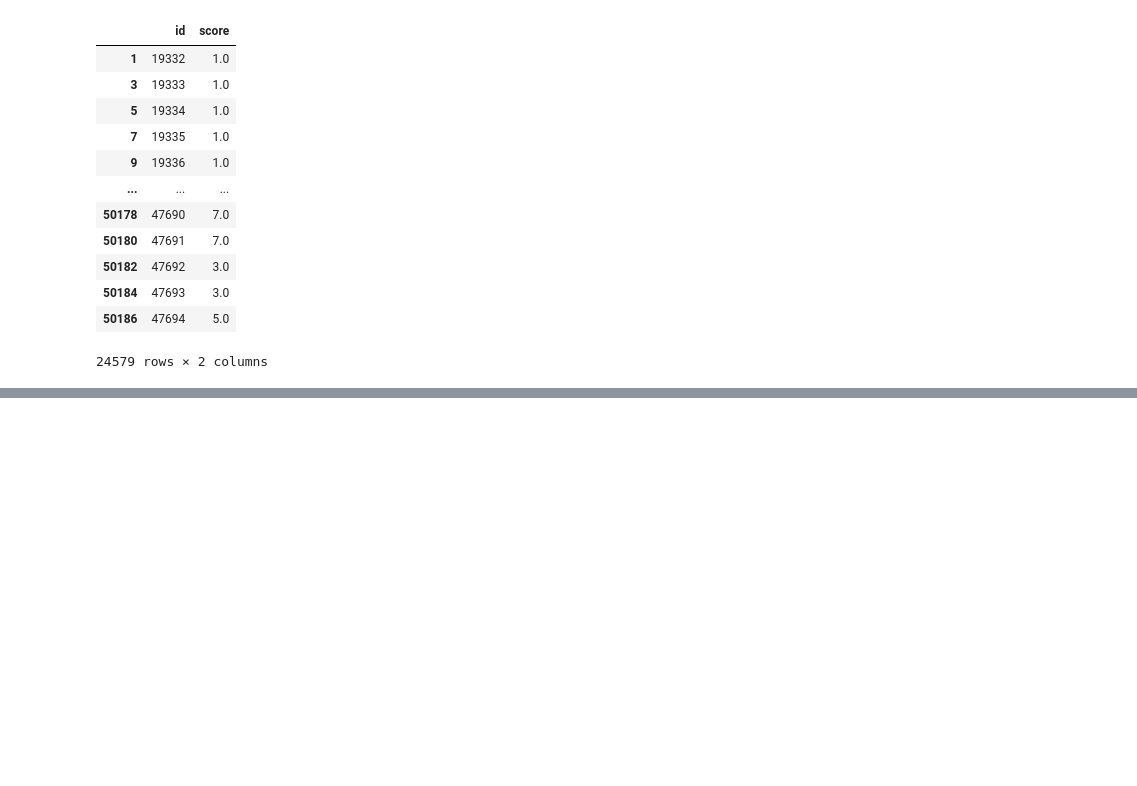
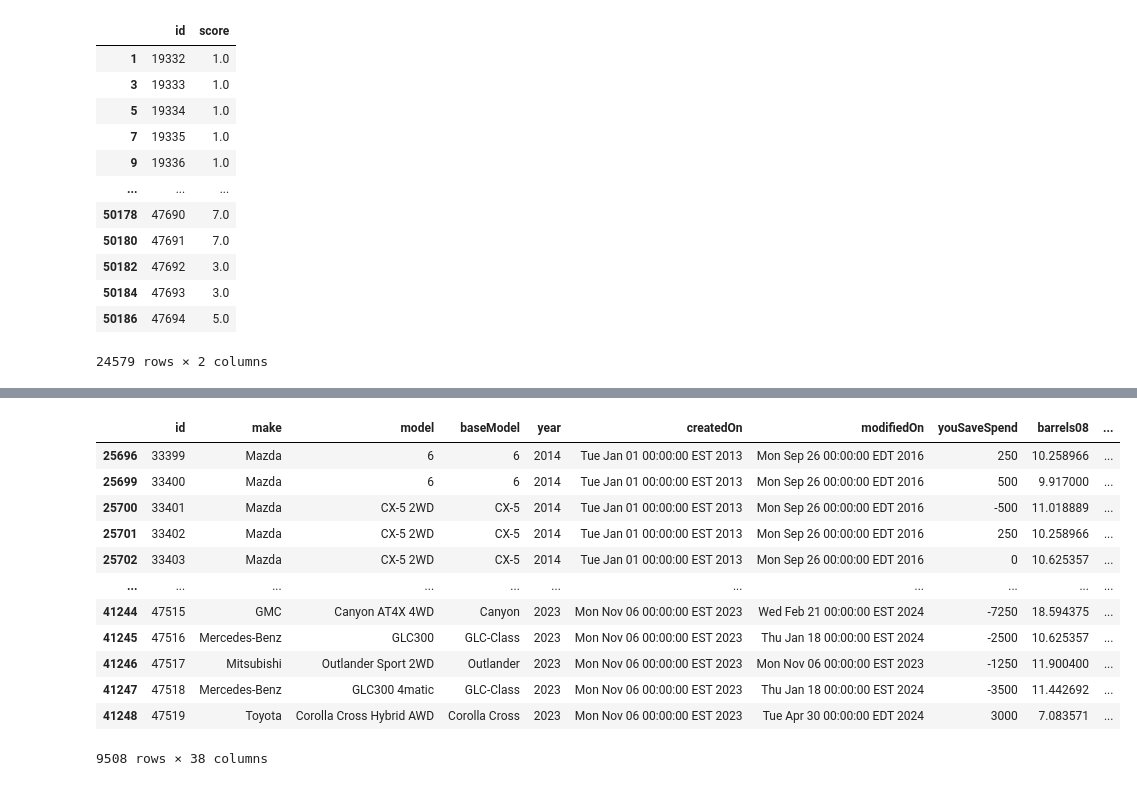
Before and after one commit to Berat-rex/Cars_Capstone, a Jupyter notebook: notebook/capstone_notebook.ipynb, the cells around one changed output, grey strips where cells are left out. Saved outputs shown, nothing was run; the diff lists cells and outputs as text; code cells hidden in the pictures; blank space fills up the shorter version.

```diff
--- a/notebook/capstone_notebook.ipynb
+++ b/notebook/capstone_notebook.ipynb
@@ -375,0 +649,17 @@ cars
+# %%
+cars = cars[cars['fuelType1'].isin(['Regular Gasoline', 'Premium Gasoline', 'Midgrade Gasoline'])]
+cars
+# %% [output]
+|  | id | make | model | baseModel | year | createdOn | modifiedOn | youSaveSpend | barrels08 | ... |
+| 25696 | 33399 | Mazda | 6 | 6 | 2014 | Tue Jan 01 00:00:00 EST 2013 | Mon Sep 26 00:00:00 EDT 2016 | 250 | 10.258966 | ... |
+| 25699 | 33400 | Mazda | 6 | 6 | 2014 | Tue Jan 01 00:00:00 EST 2013 | Mon Sep 26 00:00:00 EDT 2016 | 500 | 9.917000 | ... |
+| 25700 | 33401 | Mazda | CX-5 2WD | CX-5 | 2014 | Tue Jan 01 00:00:00 EST 2013 | Mon Sep 26 00:00:00 EDT 2016 | -500 | 11.018889 | ... |
+| 25701 | 33402 | Mazda | CX-5 2WD | CX-5 | 2014 | Tue Jan 01 00:00:00 EST 2013 | Mon Sep 26 00:00:00 EDT 2016 | 250 | 10.258966 | ... |
+| 25702 | 33403 | Mazda | CX-5 2WD | CX-5 | 2014 | Tue Jan 01 00:00:00 EST 2013 | Mon Sep 26 00:00:00 EDT 2016 | 0 | 10.625357 | ... |
+| ... | ... | ... | ... | ... | ... | ... | ... | ... | ... | ... |
+| 41244 | 47515 | GMC | Canyon AT4X 4WD | Canyon | 2023 | Mon Nov 06 00:00:00 EST 2023 | Wed Feb 21 00:00:00 EST 2024 | -7250 | 18.594375 | ... |
+| 41245 | 47516 | Mercedes-Benz | GLC300 | GLC-Class | 2023 | Mon Nov 06 00:00:00 EST 2023 | Thu Jan 18 00:00:00 EST 2024 | -2500 | 10.625357 | ... |
+| 41246 | 47517 | Mitsubishi | Outlander Sport 2WD | Outlander | 2023 | Mon Nov 06 00:00:00 EST 2023 | Mon Nov 06 00:00:00 EST 2023 | -1250 | 11.900400 | ... |
+| 41247 | 47518 | Mercedes-Benz | GLC300 4matic | GLC-Class | 2023 | Mon Nov 06 00:00:00 EST 2023 | Thu Jan 18 00:00:00 EST 2024 | -3500 | 11.442692 | ... |
+| 41248 | 47519 | Toyota | Corolla Cross Hybrid AWD | Corolla Cross | 2023 | Mon Nov 06 00:00:00 EST 2023 | Tue Apr 30 00:00:00 EDT 2024 | 3000 | 7.083571 | ... |
+9508 rows × 38 columns
```
Also changed, not shown: parts of 39 cells of this notebook.
